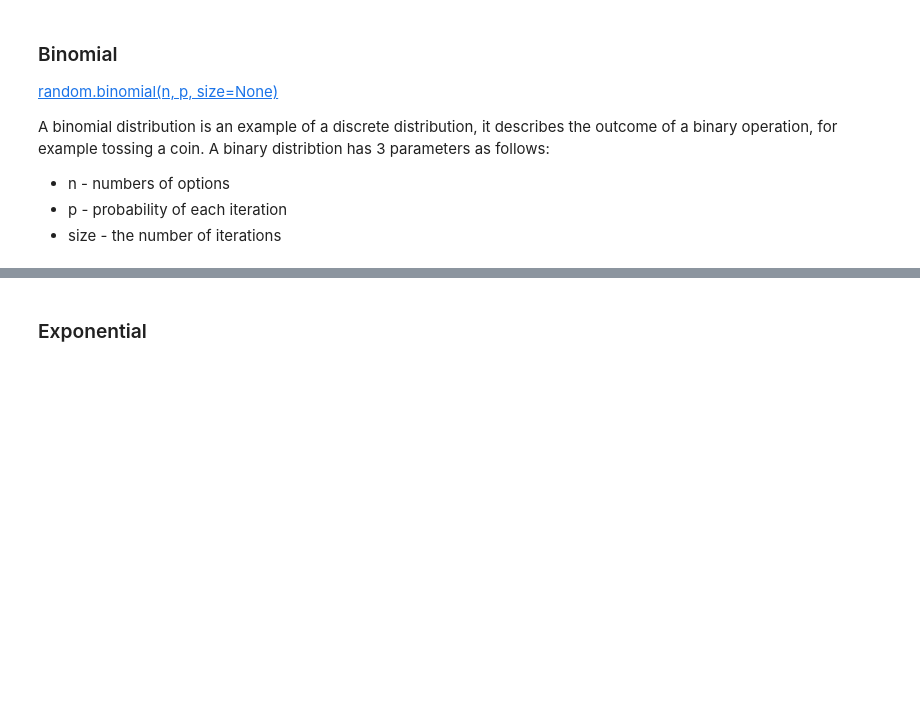
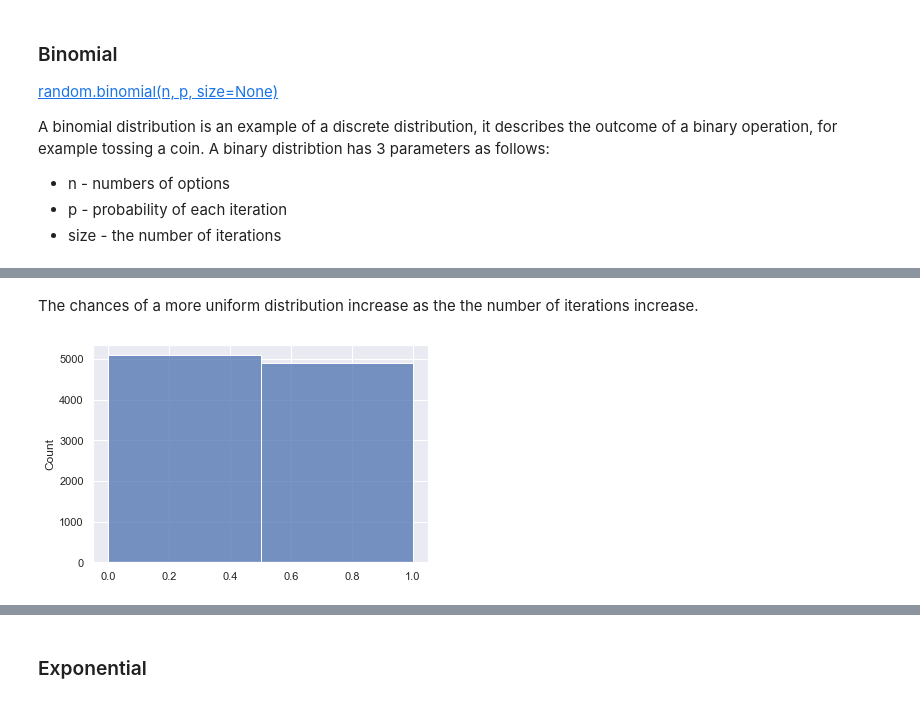
Before and after one commit to ShanePAustin/numpy-random, a Jupyter notebook: numpy-random.ipynb, the cells around one changed output, grey strips where cells are left out. Saved outputs shown, nothing was run; the diff lists cells and outputs as text; code cells hidden in the pictures; blank space fills up the shorter version.

```diff
--- a/numpy-random.ipynb
+++ b/numpy-random.ipynb
@@ -642,0 +644,7 @@ ax = sns.histplot(coin, binwidth=0.5)
+# %% [markdown]
+The chances of a more uniform distribution increase as the the number of iterations increase.
+# %%
+flip10000 = np.random.binomial(1, .5, 10000)
+ax = sns.histplot(flip10000, binwidth=0.5)
+# %% [output]
+[figure, added]
```
Also changed, not shown: parts of 45 cells of this notebook.
